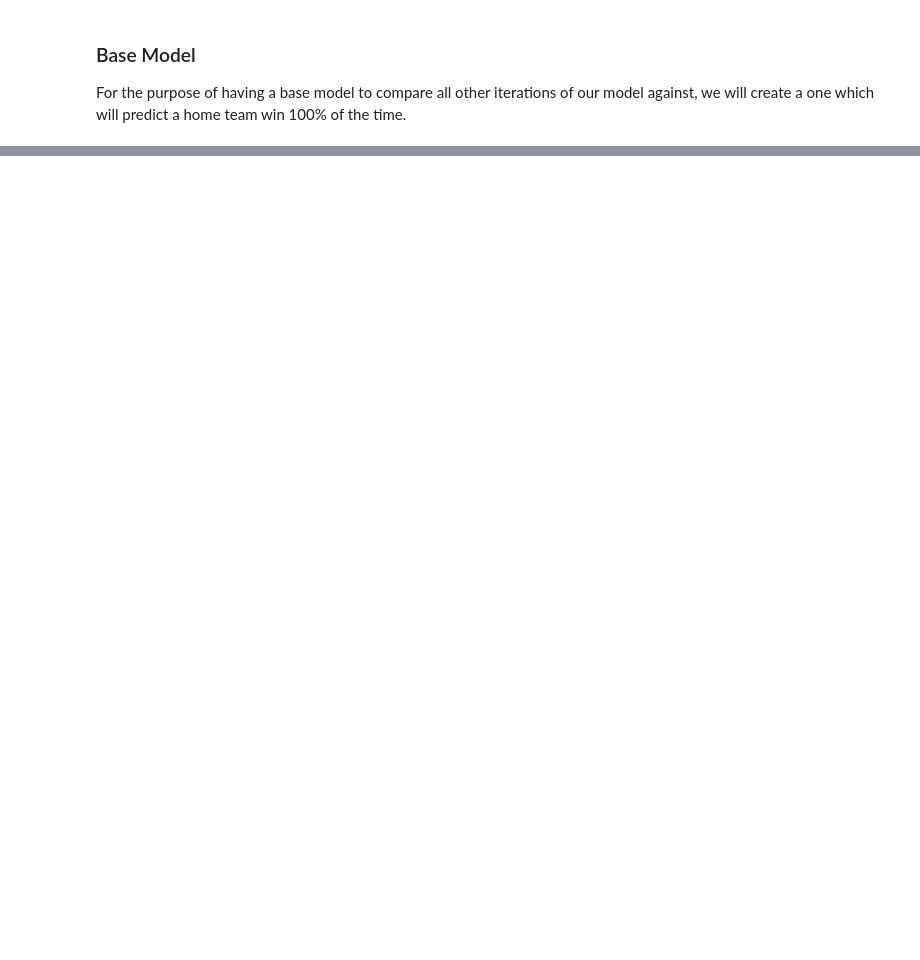
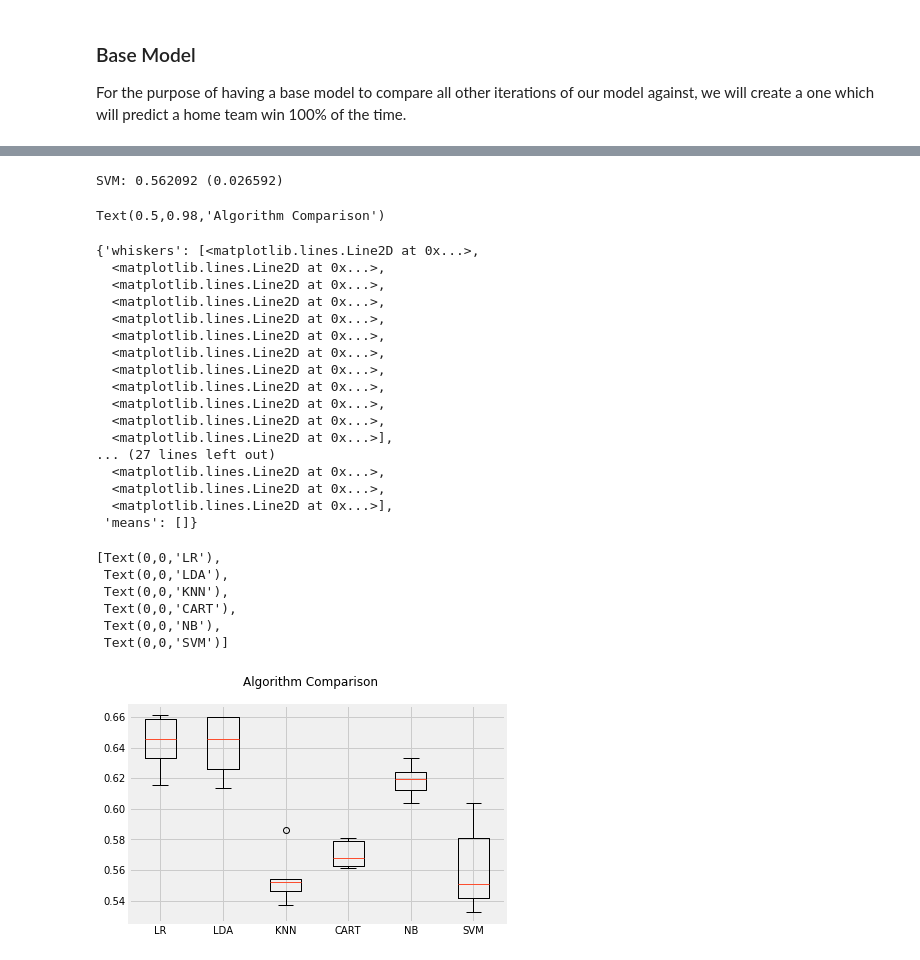
Before and after one commit to miketondu/odds_portal_project, a Jupyter notebook: notebooks/3_odds_model.ipynb, the cells around one changed output, grey strips where cells are left out. Saved outputs shown, nothing was run; the diff lists cells and outputs as text; code cells hidden in the pictures; blank space fills up the shorter version.

```diff
--- a/notebooks/3_odds_model.ipynb
+++ b/notebooks/3_odds_model.ipynb
@@ -46,0 +57,12 @@ odds.head()
+# %%
+odds = odds.loc[:,[ 'implied_home_odds', 'implied_draw_odds',
+                    'implied_away_odds','season_year',
+                    'home_team','away_team', 'altitude',
+                    'home_win', 'altitude',
+                    'season_win_home_team', 'season_win_away_team',
+                    'season_loss_home_team', 'season_loss_away_team',
+                    'season_points_home_team','season_points_away_team',
+                    'season_games_played_home_team','season_games_played_away_team',
+                    'season_goals_home_team','season_goals_away_team',
+                    'season_goals_allowed_home_team', 'season_goals_allowed_away_team']]
+odds.shape
@@ -74 +100,7 @@ Accuracy of base model predicting only home wins:  0.5684289463817023
+# %%
+# Preparing dataframe to feed it into the model
+model_df = odds.copy().dropna()
+X = model_df.loc[:,odds.columns!='home_win']
+X = pd.get_dummies(X)
+y = model_df.loc[:,'home_win']
 # %%
@@ -105,0 +150,36 @@ rf.score(X_test,y_test)
+# %%
+# Compare Algorithms
+# prepare configuration for cross validation test harness
+seed = 7
+
+# prepare models
+models = []
+models.append(('LR', LogisticRegression()))
+models.append(('LDA', LinearDiscriminantAnalysis()))
+models.append(('KNN', KNeighborsClassifier()))
+models.append(('CART', DecisionTreeClassifier()))
+#models.append(('RFR', RandomForestRegressor()))
+models.append(('NB', GaussianNB()))
+models.append(('SVM', SVC()))
+
+# evaluate each model in turn
+results = []
+names = []
+scoring = 'accuracy'
+
+for name, model in models:
+    kfold = model_selection.KFold(n_splits=5, random_state=seed)
+    cv_results = model_selection.cross_val_score(model, X, y, cv=kfold, scoring=scoring)
+    results.append(cv_results)
+    names.append(name)
+    msg = "%s: %f (%f)" % (name, cv_results.mean(), cv_results.std())
+    print(msg)
+
+# boxplot algorithm comparison
+fig = plt.figure()
+fig.suptitle('Algorithm Comparison')
+ax = fig.add_subplot(111)
+plt.boxplot(results)
+ax.set_xticklabels(names)
+plt.show()
+# %% [output]
@@ -105,0 +191,26 @@ rf.score(X_test,y_test)
+SVM: 0.562092 (0.026592)
+Text(0.5,0.98,'Algorithm Comparison')
+{'whiskers': [<matplotlib.lines.Line2D at 0x...>,
+  <matplotlib.lines.Line2D at 0x...>,
+  <matplotlib.lines.Line2D at 0x...>,
+  <matplotlib.lines.Line2D at 0x...>,
+  <matplotlib.lines.Line2D at 0x...>,
+  <matplotlib.lines.Line2D at 0x...>,
+  <matplotlib.lines.Line2D at 0x...>,
+  <matplotlib.lines.Line2D at 0x...>,
+  <matplotlib.lines.Line2D at 0x...>,
+  <matplotlib.lines.Line2D at 0x...>,
+  <matplotlib.lines.Line2D at 0x...>,
+  <matplotlib.lines.Line2D at 0x...>],
+... (27 lines left out)
+  <matplotlib.lines.Line2D at 0x...>,
+  <matplotlib.lines.Line2D at 0x...>,
+  <matplotlib.lines.Line2D at 0x...>],
+ 'means': []}
+[Text(0,0,'LR'),
+ Text(0,0,'LDA'),
+ Text(0,0,'KNN'),
+ Text(0,0,'CART'),
+ Text(0,0,'NB'),
+ Text(0,0,'SVM')]
+[figure, added]
```
Also changed, not shown: parts of 10 cells of this notebook, 2 other files.
